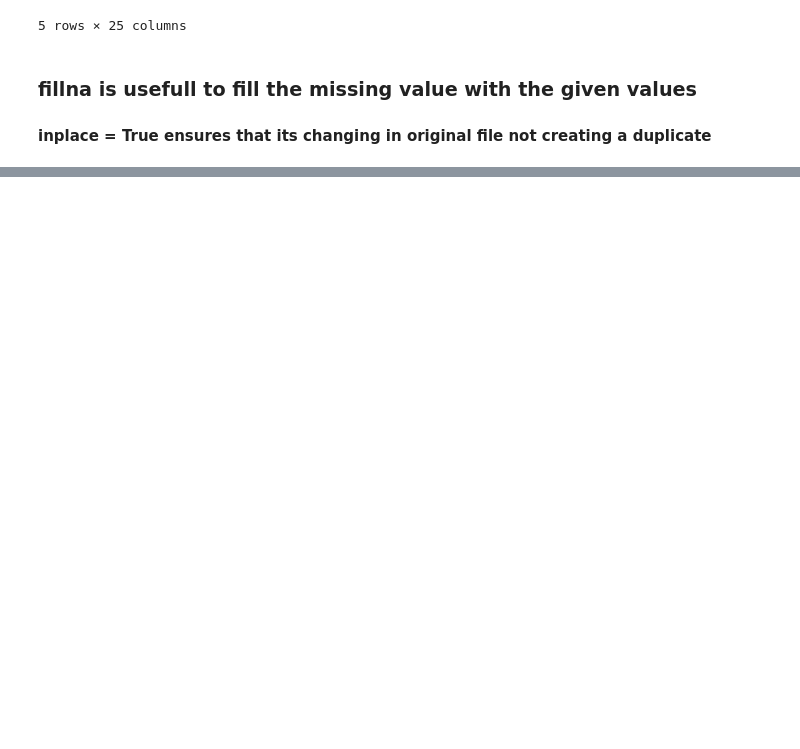
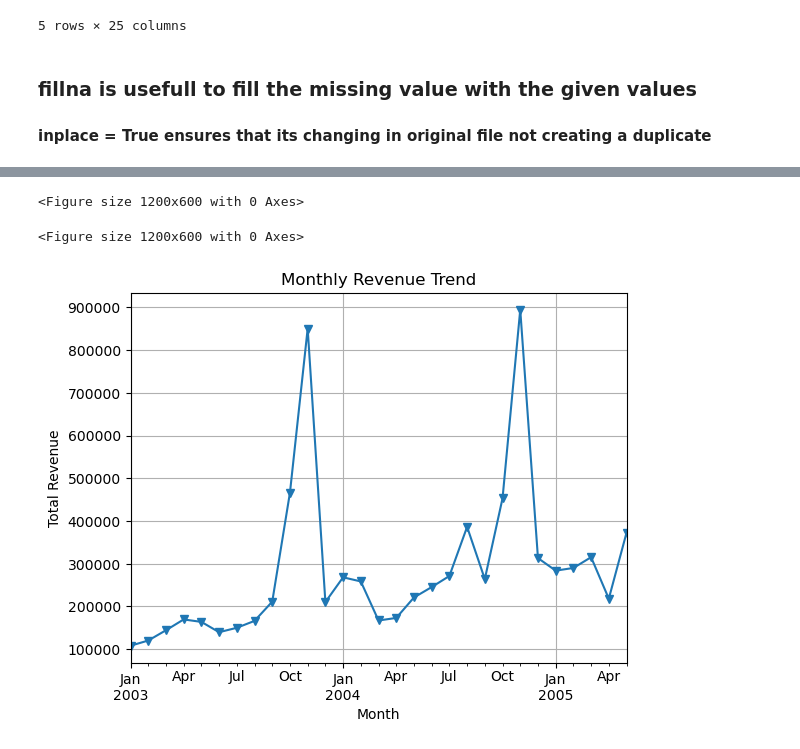
Before and after one commit to Sagar-S-R/SalesDataAnalysis, a Jupyter notebook: salesDataVizualization.ipynb, the cells around one changed output, grey strips where cells are left out. Drawn from its saved outputs; the diff is of its cells as text; code cells hidden in the pictures; blank space fills up the shorter version.

Commit message:
first graph plotted

```diff
--- a/salesDataVizualization.ipynb
+++ b/salesDataVizualization.ipynb
@@ -27,3 +27,5 @@ df.fillna({'STATE' : 'UNKNOWN','POSTALCODE': 'Unknown', 'TERRITORY': 'Unknown',
 df.drop_duplicates(inplace=True)
 # %%
 df['Total Revenue'] = df['QUANTITYORDERED'] * df['PRICEEACH']
+# %%
+df['Profit Margin (%)'] = (df['SALES'] - df['MSRP']) / df['SALES'] * 100
@@ -29,0 +44,14 @@ df['Total Revenue'] = df['QUANTITYORDERED'] * df['PRICEEACH']
+# %%
+plt.figure(figsize=(12,6))
+# %% [output]
+<Figure size 1200x600 with 0 Axes>
+<Figure size 1200x600 with 0 Axes>
+# %%
+df.groupby(df['ORDERDATE'].dt.to_period('M'))['Total Revenue'].sum().plot(kind='line',marker='v')
+plt.title("Monthly Revenue Trend")
+plt.xlabel("Month")
+plt.ylabel("Total Revenue")
+plt.grid()
+plt.show()
+# %% [output]
+[figure, added]
```
Also changed, not shown: parts of 1 cell of this notebook.
